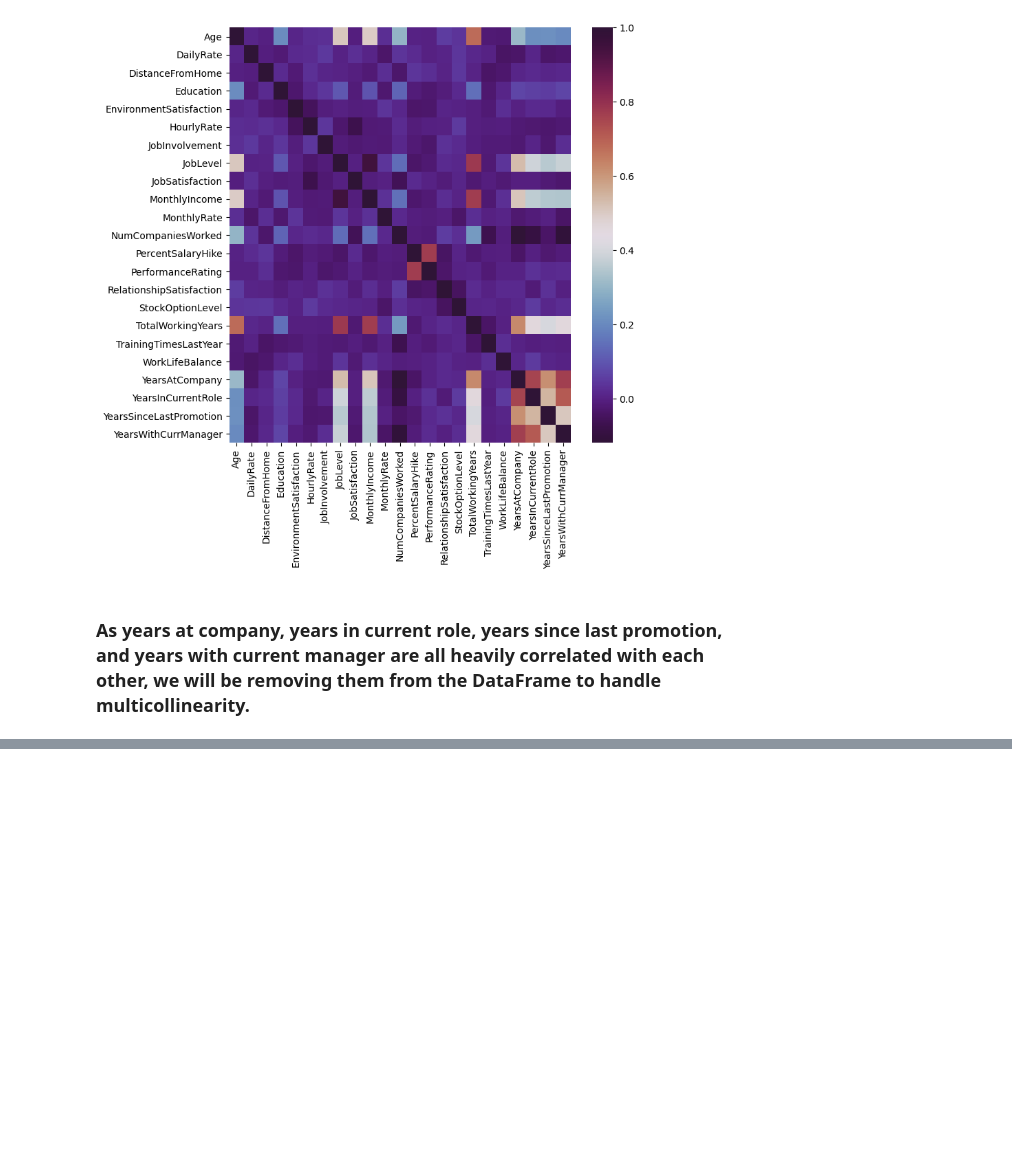
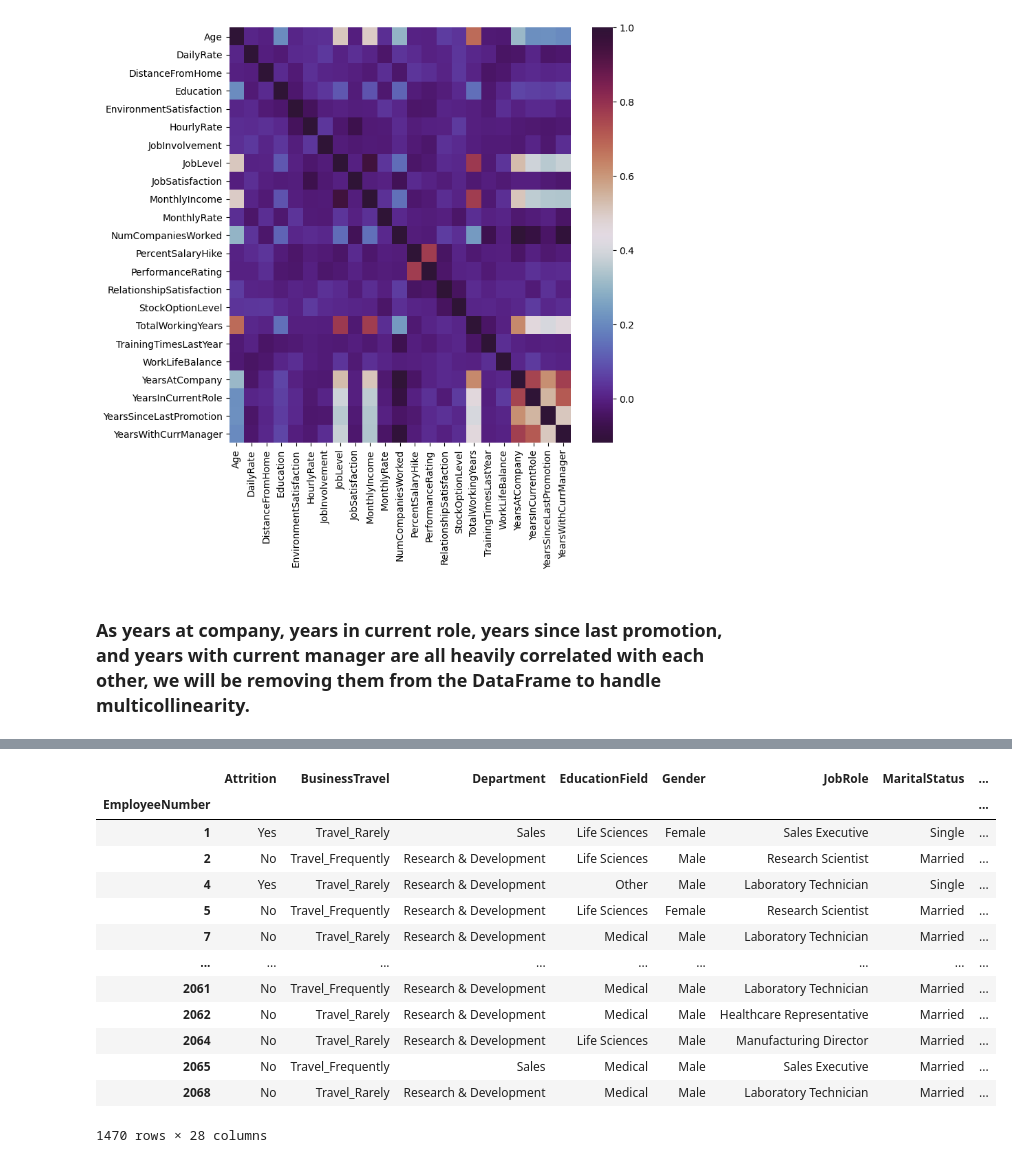
Before and after one commit to chitvansaggu/Exploratory-Data-Analyses, a Jupyter notebook: Employee Attrition and Performance.ipynb, the cells around one changed output, grey strips where cells are left out. Drawn from its saved outputs; the diff is of its cells as text; code cells hidden in the pictures; blank space fills up the shorter version.

Commit message:
Created complete dataframe after handling correlated independent vairables

```diff
--- a/Employee Attrition and Performance.ipynb
+++ b/Employee Attrition and Performance.ipynb
@@ -111,0 +131,21 @@ NameError: name 'df_mum' is not defined
+# %%
+#rejoin two dataframes together
+df_obj = df.select_dtypes('object')
+df_obj
+df_data = df_obj.join(df_mc, on = 'EmployeeNumber')
+df_data
+# %% [output]
+|  | Attrition | BusinessTravel | Department | EducationField | Gender | JobRole | MaritalStatus | ... |
+| EmployeeNumber |  |  |  |  |  |  |  | ... |
+| 1 | Yes | Travel_Rarely | Sales | Life Sciences | Female | Sales Executive | Single | ... |
+| 2 | No | Travel_Frequently | Research & Development | Life Sciences | Male | Research Scientist | Married | ... |
+| 4 | Yes | Travel_Rarely | Research & Development | Other | Male | Laboratory Technician | Single | ... |
+| 5 | No | Travel_Frequently | Research & Development | Life Sciences | Female | Research Scientist | Married | ... |
+| 7 | No | Travel_Rarely | Research & Development | Medical | Male | Laboratory Technician | Married | ... |
+| ... | ... | ... | ... | ... | ... | ... | ... | ... |
+| 2061 | No | Travel_Frequently | Research & Development | Medical | Male | Laboratory Technician | Married | ... |
+| 2062 | No | Travel_Rarely | Research & Development | Medical | Male | Healthcare Representative | Married | ... |
+| 2064 | No | Travel_Rarely | Research & Development | Life Sciences | Male | Manufacturing Director | Married | ... |
+| 2065 | No | Travel_Frequently | Sales | Medical | Male | Sales Executive | Married | ... |
+| 2068 | No | Travel_Rarely | Research & Development | Medical | Male | Laboratory Technician | Married | ... |
+1470 rows × 28 columns
```
Also changed, not shown: parts of 2 cells of this notebook.
